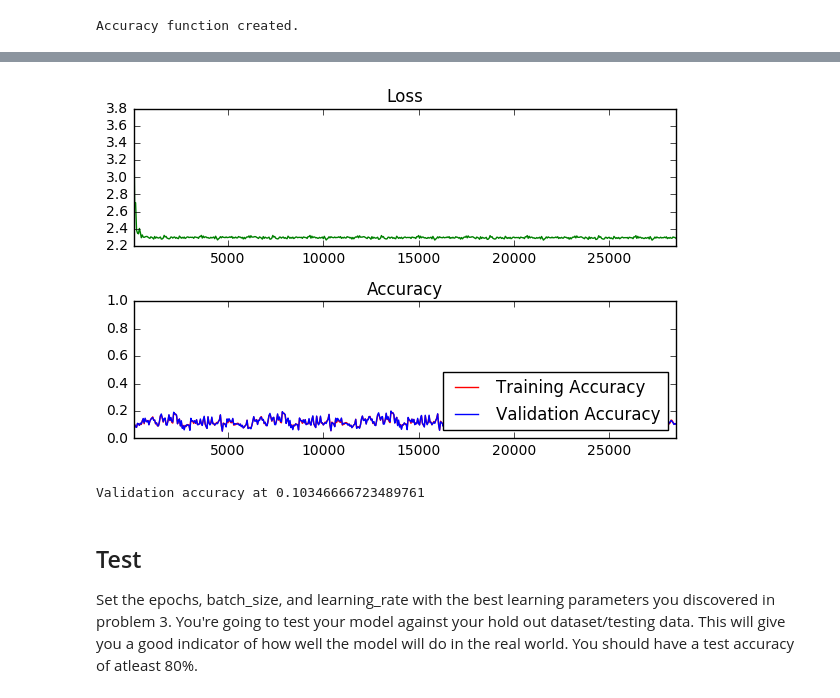
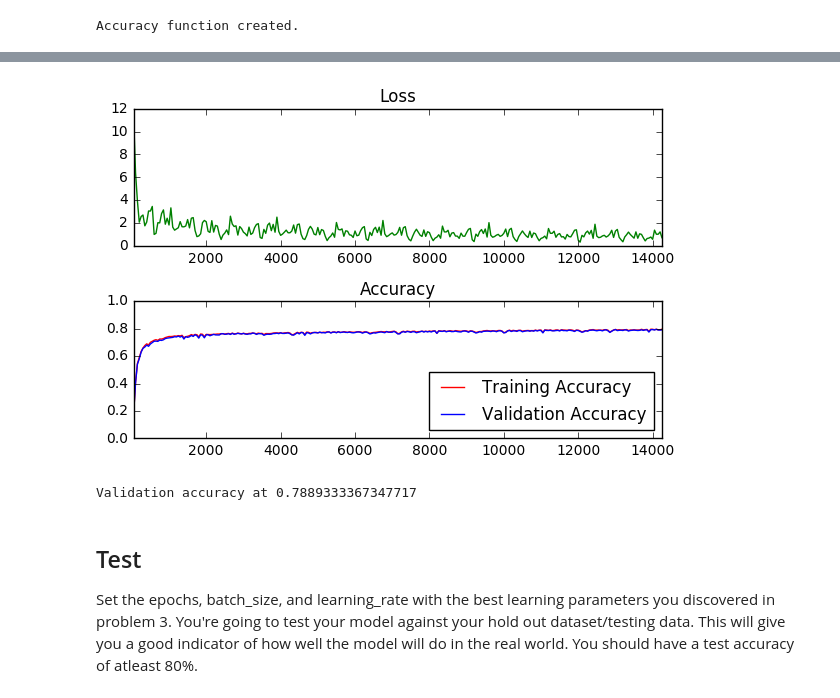
Before and after one commit to rush00121/CarND-TensorFlow-Lab, a Jupyter notebook: lab.ipynb, the cells around one changed output, grey strips where cells are left out. Drawn from its saved outputs; the diff is of its cells as text; code cells hidden in the pictures.

Commit message:
Fixed accuracy

```diff
--- a/lab.ipynb
+++ b/lab.ipynb
@@ -376,8 +372,8 @@ The code will print out a Loss and Accuracy graph, so you can see how well the n
 # learning_rate =
 
 epochs = 5
-batch_size = 25
-learning_rate = 0.01
+batch_size = 50
+learning_rate = 0.1
 
 ### DON'T MODIFY ANYTHING BELOW ###
 # Gradient Descent
@@ -419,35 +415,35 @@ with tf.Session() as session:
                 # Calculate Training and Validation accuracy
                 training_accuracy = session.run(accuracy, feed_dict=train_feed_dict)
                 validation_accuracy = session.run(accuracy, feed_dict=valid_feed_dict)
 
                 # Log batches
                 previous_batch = batches[-1] if batches else 0
                 batches.append(log_batch_step + previous_batch)
                 loss_batch.append(l)
                 train_acc_batch.append(training_accuracy)
                 valid_acc_batch.append(validation_accuracy)
 
         # Check accuracy against Validation data
         validation_accuracy = session.run(accuracy, feed_dict=valid_feed_dict)
 
 loss_plot = plt.subplot(211)
 loss_plot.set_title('Loss')
 loss_plot.plot(batches, loss_batch, 'g')
 loss_plot.set_xlim([batches[0], batches[-1]])
 acc_plot = plt.subplot(212)
 acc_plot.set_title('Accuracy')
 acc_plot.plot(batches, train_acc_batch, 'r', label='Training Accuracy')
 acc_plot.plot(batches, valid_acc_batch, 'b', label='Validation Accuracy')
 acc_plot.set_ylim([0, 1.0])
 acc_plot.set_xlim([batches[0], batches[-1]])
 acc_plot.legend(loc=4)
 plt.tight_layout()
 plt.show()
 
 print('Validation accuracy at {}'.format(validation_accuracy))
 # %% [output]
-[figure, old version]
+[figure, new version]
-Validation accuracy at 0.10346666723489761
+Validation accuracy at 0.7889333367347717
 # %% [markdown]
 ## Test
 Set the epochs, batch_size, and learning_rate with the best learning parameters you discovered in problem 3.  You're going to test your model against your hold out dataset/testing data.  This will give you a good indicator of how well the model will do in the real world.  You should have a test accuracy of atleast 80%.
```
Also changed, not shown: parts of 2 cells of this notebook, 1 other file.
